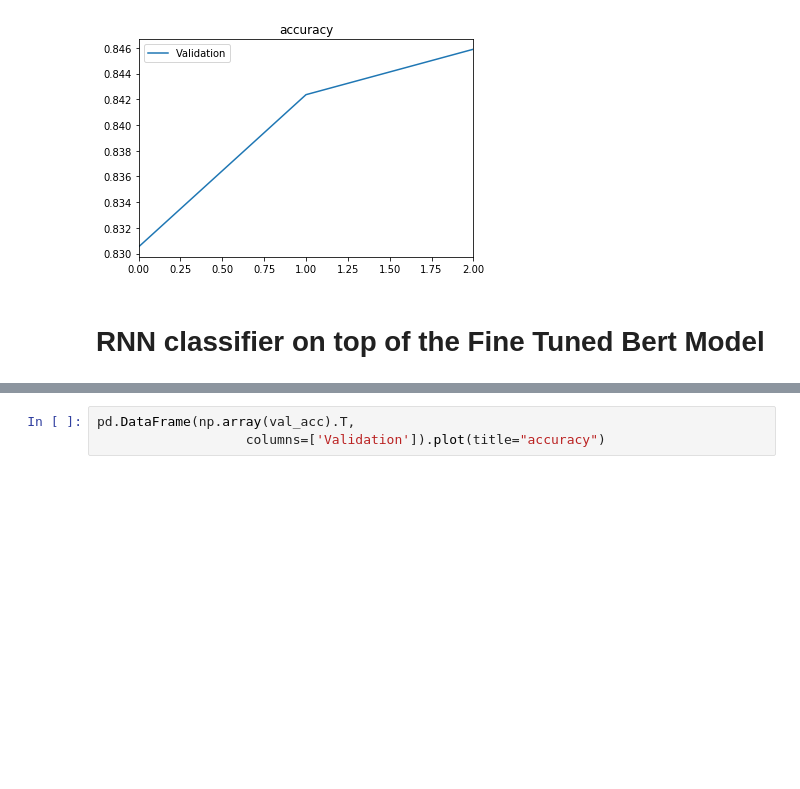
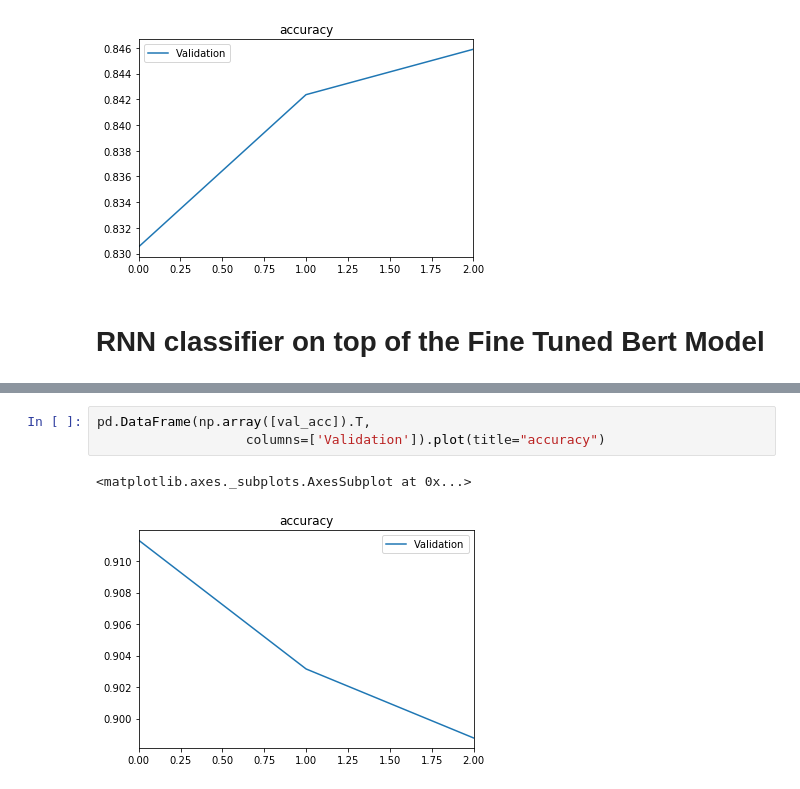
Before and after one commit to helmy-elrais/RoBERT_Recurrence_over_BERT, a Jupyter notebook: train.ipynb, the cells around one changed output, grey strips where cells are left out. Cells and saved outputs as stored; diff of their text form; blank space fills up the shorter version.

```diff
--- a/train.ipynb
+++ b/train.ipynb
@@ -266,3 +269,6 @@ pd.DataFrame(np.array([[np.mean(x) for x in batches_losses], [np.mean(x) for x i
 # %%
-pd.DataFrame(np.array(val_acc).T,
+pd.DataFrame(np.array([val_acc]).T,
                    columns=['Validation']).plot(title="accuracy")
+# %% [output]
+<matplotlib.axes._subplots.AxesSubplot at 0x...>
+[figure, added]
```
Also changed, not shown: parts of 2 cells of this notebook.
